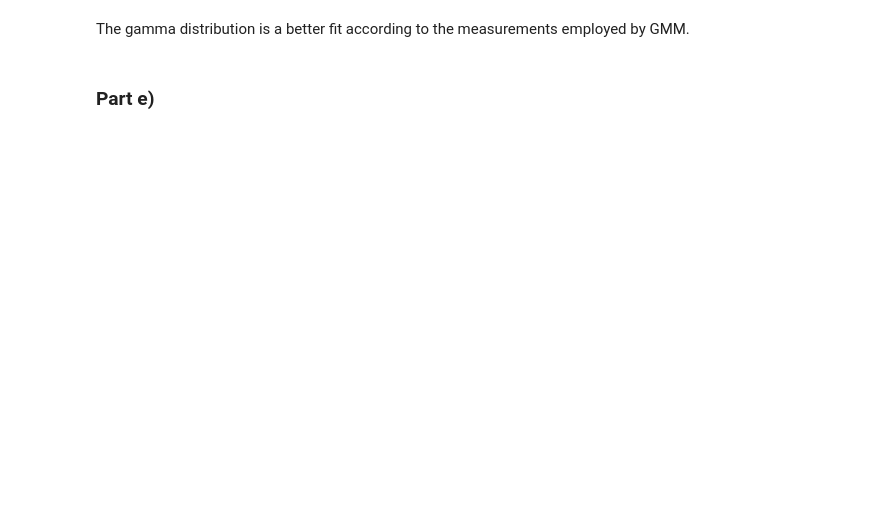
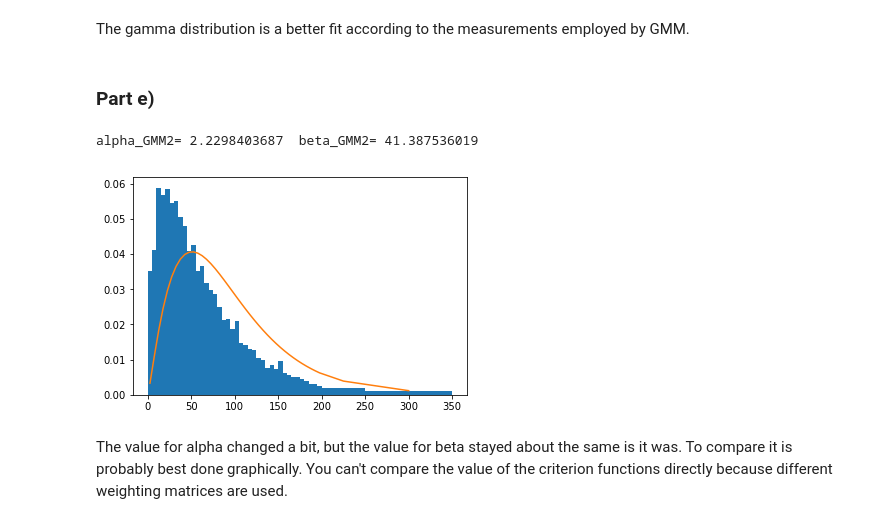
Before and after one commit to johnrwilson/BootCamp2017, a Jupyter notebook: ProbSets/Econ/Week4_Stuct_Est/Problem3.ipynb, the cells around one changed output. Saved outputs shown, nothing was run; the diff lists cells and outputs as text; code cells hidden in the pictures; blank space fills up the shorter version.

```diff
--- a/ProbSets/Econ/Week4_Stuct_Est/Problem3.ipynb
+++ b/ProbSets/Econ/Week4_Stuct_Est/Problem3.ipynb
@@ -107,18 +107,20 @@ def error_vec_GA(xvals, alpha, beta):
     m_moments = get_model_moments_GA(alpha, beta)
     return m_moments - xvals
 
-def criterion_GA(params, weights):
+def criterion_GA(params, *args):
     alpha, beta = params
-    W = np.diag(weights)
+    weights, W = args
     err = error_vec_GA(weights, alpha, beta)
-    crit_val = np.dot(np.dot(err, W), err)
+    err = err.reshape((42,1))
+    crit_val = np.dot(np.dot(err.T, W), err)
     return crit_val
 # %%
 alpha_init = 3
 beta_init = 20
+W = np.diag(weights)
 init_vec = np.array([alpha_init, beta_init])
 results = opt.minimize(criterion_GA, init_vec, \
-                       args = weights, method = 'L-BFGS-B',\
+                       args = (weights, W), method = 'L-BFGS-B',\
                        bounds=((None, None), (1e-10, None)))
 # %%
 alpha_GMM, beta_GMM = results.x
@@ -163,3 +163,37 @@ The criterion value for gamma distribution is:  1.43637195722e-05
 The gamma distribution is a better fit according to the measurements employed by GMM.
 # %% [markdown]
 ### Part e)
+# %%
+err = error_vec_GA(weights, alpha_GMM, beta_GMM)
+err = err.reshape((42,1))
+VCV2 = np.dot(err, err.T) / weights.shape[0]
+# Use the pseudo-inverse calculated by SVD because VCV2 is ill-conditioned
+W_hat2 = lin.pinv(VCV2)
+# %%
+alpha_init = alpha_GMM
+beta_init = beta_GMM
+init_vec = np.array([alpha_init, beta_init])
+results_2 = opt.minimize(criterion_GA, init_vec, \
+                       args = (weights, W_hat2), method = 'L-BFGS-B',\
+                       bounds=((None, None), (1e-15, None)))
+# %%
+alpha_GMM2, beta_GMM2 = results_2.x
+crit_gamma = results.fun
+print("alpha_GMM2=",alpha_GMM2, " beta_GMM2=",beta_GMM2)
+fx2 = lambda x: sts.gamma.cdf(x, alpha_GMM2, scale=beta_GMM2)
+moments_gamma2 = np.empty(len(bins)-1)
+for i in range(n):
+    if i == n-1:
+        moments_gamma2[i] = fx2(np.inf) - fx2(left[-1])
+    else:
+        moments_gamma2[i] = fx2(right[i]) - fx2(left[i])
+moments_gamma2[-1] /= 20
+moments_gamma2[-2] /= 10
+vals, bins, fig = plt.hist(data[:,1]/1000,bins = bins, weights = weights_adj)
+plt.plot(midpoints,moments_gamma2)
+plt.show()
+# %% [output]
+alpha_GMM2= 2.2298403687  beta_GMM2= 41.387536019
+[figure, added]
+# %% [markdown]
+The value for alpha changed a bit, but the value for beta stayed about the same is it was. To compare it is probably best done graphically. You can't compare the value of the criterion functions directly because different weighting matrices are used.
```
Also changed, not shown: parts of 6 cells of this notebook, 3 other files.
